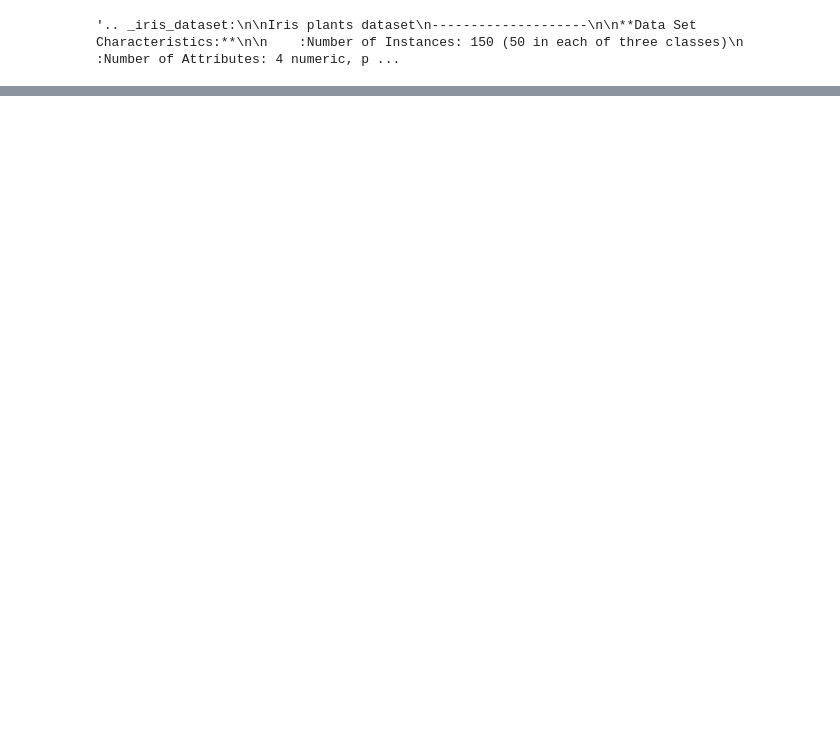
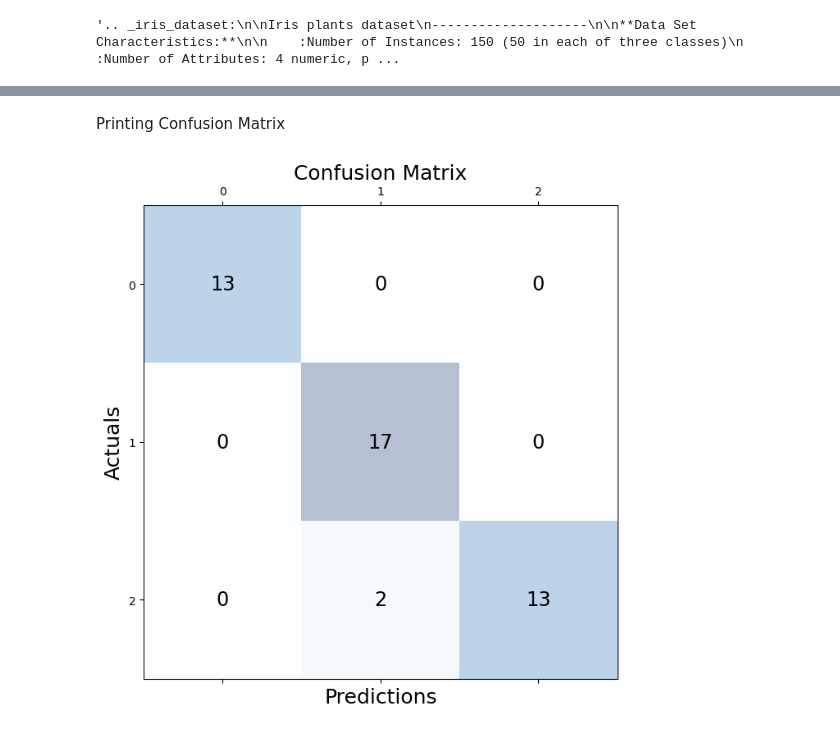
Before and after one commit to lopez-mgu/IrisClassificationML_StreamlitApp, a Jupyter notebook: Iris_Streamlit.ipynb, the cells around one changed output, grey strips where cells are left out. Saved outputs shown, nothing was run; the diff lists cells and outputs as text; code cells hidden in the pictures; blank space fills up the shorter version.

```diff
--- a/Iris_Streamlit.ipynb
+++ b/Iris_Streamlit.ipynb
@@ -81,0 +81,14 @@ dump(svm_clf, 'svm_classifier.sav')
+# %%
+from sklearn.metrics import classification_report, confusion_matrix
+from sklearn.svm import SVC
+from sklearn.model_selection import GridSearchCV
+
+# defining parameter range
+param_grid = {'C': [0.1, 1, 10, 100, 1000],
+              'gamma': [1, 0.1, 0.01, 0.001, 0.0001],
+              'kernel': ['rbf']}
+
+grid_SVC = GridSearchCV(SVC(), param_grid, refit = True, verbose = 3)
+
+# fitting the model for grid search
+grid_SVC.fit(X_train_transformed, y_train)
@@ -81,0 +127,2 @@ dump(svm_clf, 'svm_classifier.sav')
+# %%
+SVC_tunned = grid_SVC.best_estimator_
@@ -81,0 +131,6 @@ dump(svm_clf, 'svm_classifier.sav')
+# %%
+X_test_transformed = feature_transformation.fit_transform(X_test)
+grid_SVC_predictions = grid_SVC.predict(X_test_transformed)
+
+# print classification report
+print(classification_report(y_test, grid_SVC_predictions))
@@ -81,0 +271,2 @@ dump(svm_clf, 'svm_classifier.sav')
+# %%
+SVC_tunned_predictions = SVC_tunned.predict(X_test_transformed)
@@ -81,0 +371,23 @@ dump(svm_clf, 'svm_classifier.sav')
+# %% [markdown]
+Printing Confusion Matrix
+# %%
+from sklearn.metrics import confusion_matrix
+import matplotlib.pyplot as plt
+
+# Calculate the confusion matrix for SVC
+SVC_CM = confusion_matrix(y_test, SVC_tunned_predictions)
+#
+# Print the confusion matrix using Matplotlib
+#
+fig, ax = plt.subplots(figsize=(7.5, 7.5))
+ax.matshow(SVC_CM, cmap=plt.cm.Blues, alpha=0.3)
+for i in range(SVC_CM.shape[0]):
+    for j in range(SVC_CM.shape[1]):
+        ax.text(x=j, y=i,s=SVC_CM[i, j], va='center', ha='center', size='xx-large')
+
+plt.xlabel('Predictions', fontsize=18)
+plt.ylabel('Actuals', fontsize=18)
+plt.title('Confusion Matrix', fontsize=18)
+plt.show()
+# %% [output]
+[figure, added]
```
Also changed, not shown: parts of 53 cells of this notebook, 8 other files.
